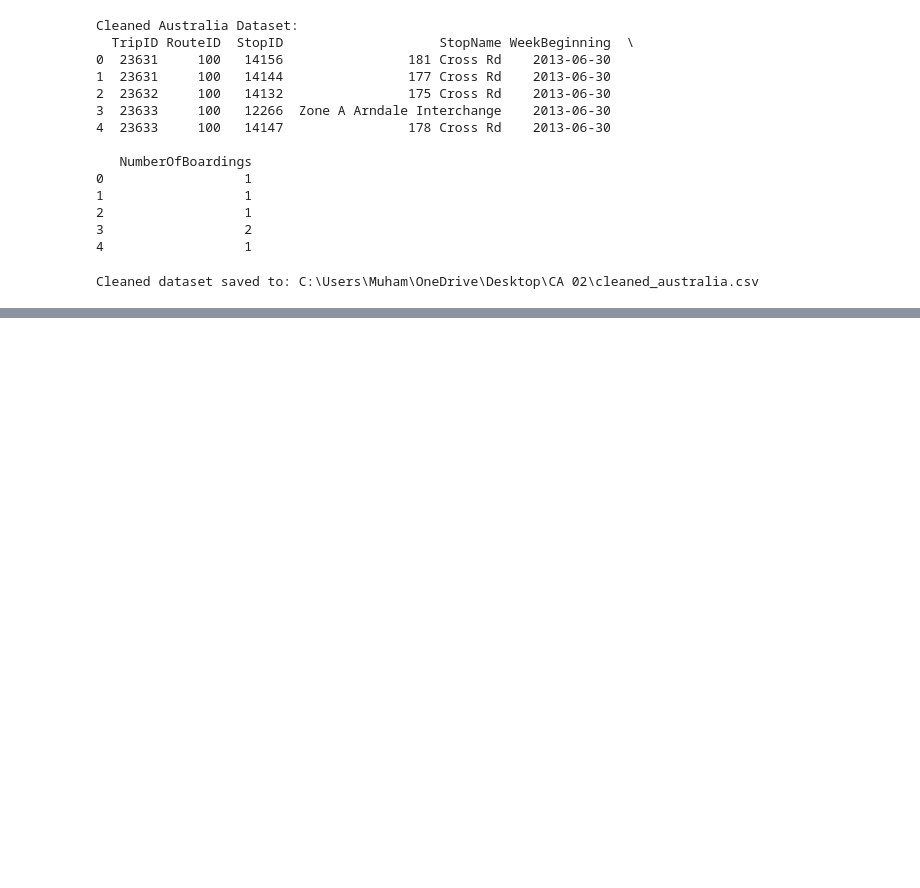
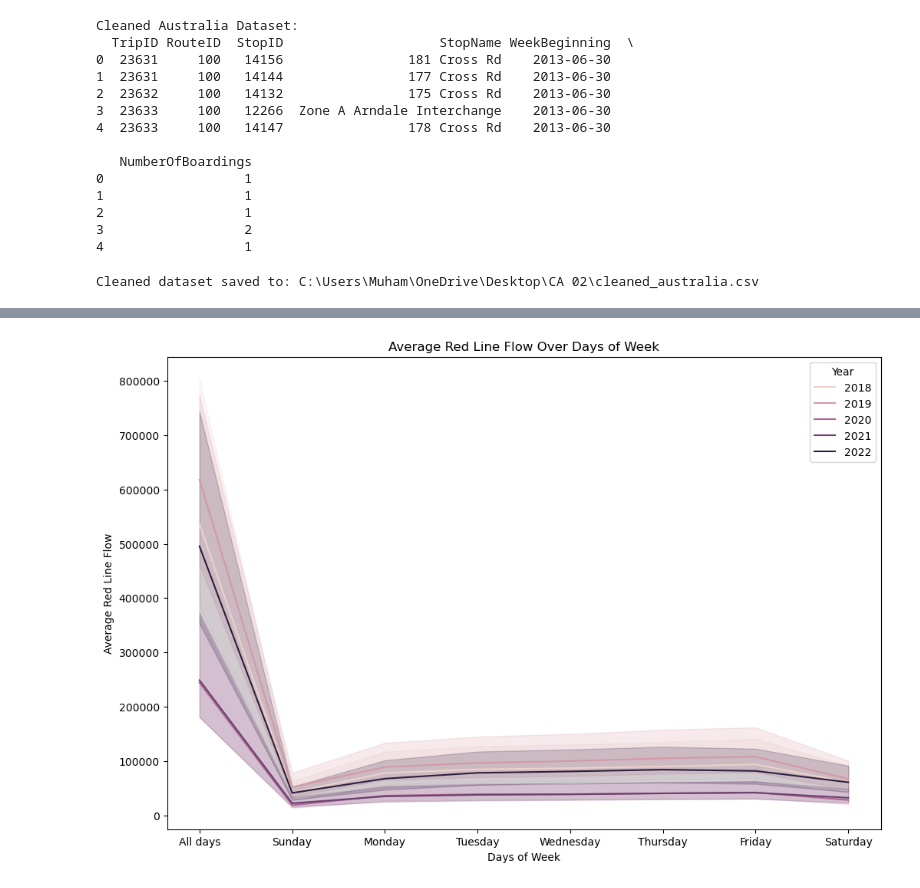
Before and after one commit to 2021402/CA-02-MSc-Data-Analytics, a Jupyter notebook: Project Code CA 2.ipynb, the cells around one changed output, grey strips where cells are left out. Saved outputs shown, nothing was run; the diff lists cells and outputs as text; code cells hidden in the pictures; blank space fills up the shorter version.

```diff
--- a/Project Code CA 2.ipynb
+++ b/Project Code CA 2.ipynb
@@ -126,0 +133,3 @@ Cleaned dataset saved to: C:\Users\Muham\OneDrive\Desktop\CA 02\cleaned_australi
+# %%
+# Load the Ireland dataset
+ireland_df = pd.read_csv(r'C:\Users\Muham\OneDrive\Desktop\CA 02\cleaned_ireland.csv')
@@ -126,0 +154,9 @@ Cleaned dataset saved to: C:\Users\Muham\OneDrive\Desktop\CA 02\cleaned_australi
+# %%
+plt.figure(figsize=(12, 8))
+sns.lineplot(x='Days of Week', y='VALUE', hue='Year', data=ireland_df)
+plt.title('Average Red Line Flow Over Days of Week')
+plt.xlabel('Days of Week')
+plt.ylabel('Average Red Line Flow')
+plt.show()
+# %% [output]
+[figure, added]
```
Also changed, not shown: parts of 5 cells of this notebook.
